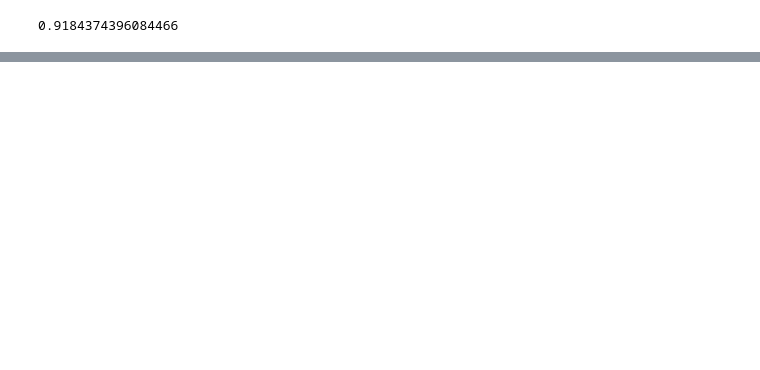
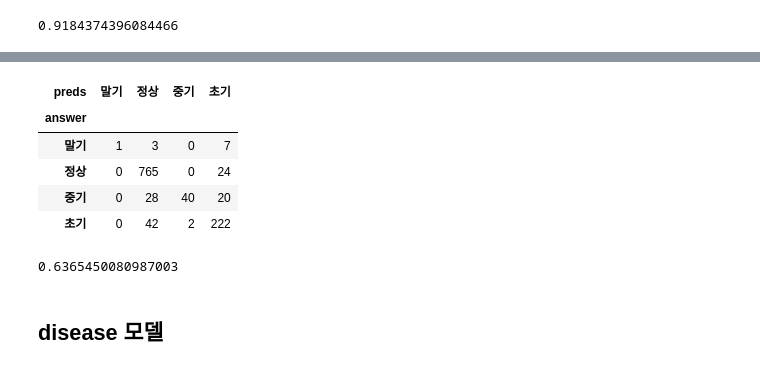
Before and after one commit to ByeonggeonGo/Dacon_tabular_img_classification_model, a Jupyter notebook: compare_XGB_img_risk_crop_dc_all_model.ipynb, the cells around one changed output, grey strips where cells are left out. Cells and saved outputs as stored; diff of their text form; code cells hidden in the pictures; blank space fills up the shorter version.

```diff
--- a/compare_XGB_img_risk_crop_dc_all_model.ipynb
+++ b/compare_XGB_img_risk_crop_dc_all_model.ipynb
@@ -465,0 +471,39 @@ f1_score(y_test, y_pred,average='macro')
+# %%
+# 파라미터 조정
+y_all = label_risk
+cnn_out_dim = 1280
+description = risk_label_description
+decoder = risk_label_decoder
+nclass = len(description)
+# %%
+X, X_test, y, y_test = train_test_split(train_x_feature, y_all, test_size=0.2, shuffle= True,stratify=y_all)
+X = da.array(X).rechunk((1000,cnn_out_dim))
+X_test = da.array(X_test).rechunk((1000,cnn_out_dim))
+y = da.array(y).rechunk((1000,1))
+y_test = da.array(y_test).rechunk((1000,1))
+# %%
+%%time
+from dask.distributed import Client, LocalCluster
+if __name__ == "__main__":
+    with LocalCluster(dashboard_address=':3258') as cluster:
+        with Client(cluster) as client:
+            print(client)
+            # X and y must be Dask dataframes or arrays
+
+
+            dtrain = xgb.dask.DaskDMatrix(client, X, y,)
+
+            params = {"verbosity": 0,
+            "tree_method": "hist",
+            "objective": 'multi:softmax',
+            "num_class":nclass,
+            }
+
+            output = xgb.dask.train(
+                client,
+                params,
+                dtrain,
+                num_boost_round=10,
+                evals=[(dtrain, "train")],
+            )
+            y_pred = xgb.dask.predict(client, output, X_test).compute()
@@ -465,0 +549,20 @@ f1_score(y_test, y_pred,average='macro')
+# %%
+answer = np.array([description[decoder[int(val)]] for val in y_test])
+predss = np.array([description[decoder[int(val)]] for val in y_pred])
+
+new_crosstab = pd.crosstab(answer, predss, rownames=['answer'], colnames=['preds'])
+new_crosstab
+# %% [output]
+| preds | 말기 | 정상 | 중기 | 초기 |
+| answer |  |  |  |  |
+| 말기 | 1 | 3 | 0 | 7 |
+| 정상 | 0 | 765 | 0 | 24 |
+| 중기 | 0 | 28 | 40 | 20 |
+| 초기 | 0 | 42 | 2 | 222 |
+# %%
+from sklearn.metrics import f1_score
+f1_score(y_test, y_pred,average='macro')
+# %% [output]
+0.6365450080987003
+# %% [markdown]
+## disease 모델
```
Also changed, not shown: parts of 20 cells of this notebook.
